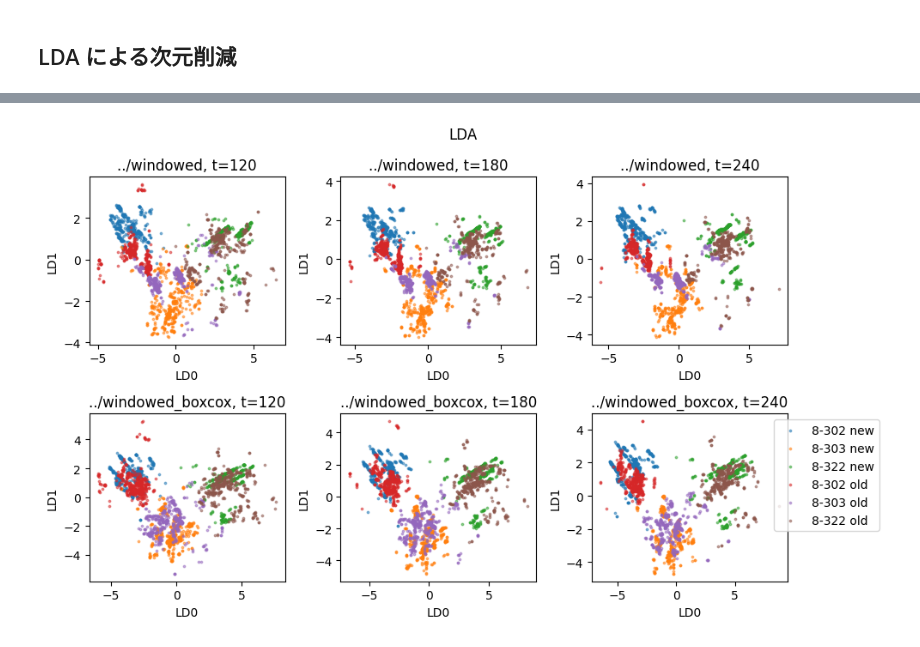
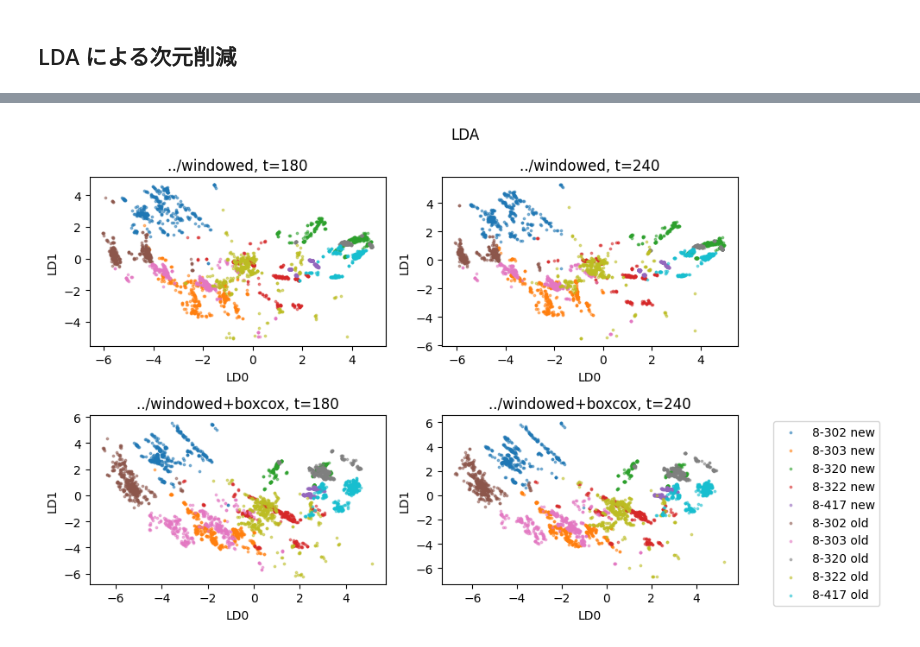
Before and after one commit to Ryos-K/aquatan-ble-classifier, a Jupyter notebook: v1/analysis/dimensinality_reduction.ipynb, the cells around one changed output, grey strips where cells are left out. Drawn from its saved outputs; the diff is of its cells as text; code cells hidden in the pictures.

```diff
--- a/v1/analysis/dimensinality_reduction.ipynb
+++ b/v1/analysis/dimensinality_reduction.ipynb
@@ -8,8 +8,15 @@ import pandas as pd
 import matplotlib.pyplot as plt
 # %%
 # 対象データの設定
-DIRECTORIES = ["../windowed", "../windowed_boxcox"]
-TIME_WINDOWS = [120, 180, 240]
-N_SAMPLES = 80
+DIRECTORIES = ["../windowed", "../windowed+boxcox"]
+TIME_WINDOWS = [180, 240]
+N_SAMPLES = 75
 BLE_IDS_NEW = [15070, 15158, 15159, 15160, 15161]
 BLE_IDS_OLD = [15153, 15155, 15162, 15163, 15164]
+# %%
+# 対象データのデータ数の確認
+for directory in DIRECTORIES:
+    for time_window in TIME_WINDOWS:
+        df = pd.read_csv(f"{directory}/t={time_window}.csv")
+        cnt = df.groupby(["label", "ble_id"]).size().min()
+        print(f"{directory}/t={time_window}.csv", cnt)
@@ -29,7 +41,7 @@ for i, directory in enumerate(DIRECTORIES):
         df = df.groupby(["label", "ble_id"]).sample(n=N_SAMPLES, random_state=0)
 
         pca = skd.PCA(n_components=2)
-        pca.fit(df.drop("label", axis=1))
+        pca.fit(df.drop(["label", "ble_id"], axis=1))
 
         dfs = {
             "new": df[df["ble_id"].isin(BLE_IDS_NEW)],
@@ -39,8 +51,8 @@ for i, directory in enumerate(DIRECTORIES):
         for ble_id_type, typed_df in dfs.items():
             for label, df in typed_df.groupby("label"):
                 ax[i][j].scatter(
-                    pca.transform(df.drop("label", axis=1))[:, 0],
-                    pca.transform(df.drop("label", axis=1))[:, 1],
+                    pca.transform(df.drop(["label", "ble_id"], axis=1))[:, 0],
+                    pca.transform(df.drop(["label", "ble_id"], axis=1))[:, 1],
                     label=f"{label} {ble_id_type}",
                     alpha=0.5,
                     s=3
@@ -74,50 +84,54 @@ display(df_explained_variance_ratio.T)
 # %% [markdown]
 ## LDA による次元削減
 # %%
+N_COMPONENTS_LIST = [2, 3, 4]
 # プロットの初期化
 fig, ax = plt.subplots(len(DIRECTORIES), len(TIME_WINDOWS), figsize=(10, 6))
 fig.suptitle("LDA")
 
 # 寄与率表の初期化
-df_explained_variance_ratio = pd.DataFrame()
+df_explained_variance_ratio_dict = {n_components : pd.DataFrame() for n_components in N_COMPONENTS_LIST}
 
-for i, directory in enumerate(DIRECTORIES):
-    for j, time_window in enumerate(TIME_WINDOWS):
-        df = pd.read_csv(f"{directory}/t={time_window}.csv")
-        df = df.groupby(["label", "ble_id"]).sample(n=N_SAMPLES, random_state=0)
+for n_components in N_COMPONENTS_LIST:
+    for i, directory in enumerate(DIRECTORIES):
+        for j, time_window in enumerate(TIME_WINDOWS):
+            df = pd.read_csv(f"{directory}/t={time_window}.csv")
+            df = df.groupby(["label", "ble_id"]).sample(n=N_SAMPLES, random_state=0)
 
-        lda = skda.LinearDiscriminantAnalysis(n_components=2)
-        lda.fit(df.drop("label", axis=1), df["label"])
+            lda = skda.LinearDiscriminantAnalysis(n_components=n_components)
+            lda.fit(df.drop(["label", "ble_id"], axis=1), df["label"])
 
-        dfs = {
-            "new": df[df["ble_id"].isin(BLE_IDS_NEW)],
-            "old": df[df["ble_id"].isin(BLE_IDS_OLD)],
-        }
+            # 寄与率の保存
+            record = {
+                f"LD{i}" : lda.explained_variance_ratio_[i] for i in range(n_components)
+            }
+            record["Sum"] = lda.explained_variance_ratio_.sum()
+            df_explained_variance_ratio_dict[n_components][f"{directory} t={time_window}"] = record
 
-        for ble_id_type, typed_df in dfs.items():
-            for label, df in typed_df.groupby("label"):
-                ax[i][j].scatter(
-                    lda.transform(df.drop("label", axis=1))[:, 0],
-                    lda.transform(df.drop("label", axis=1))[:, 1],
-                    label=f"{label} {ble_id_type}",
-                    alpha=0.5,
-                    s=3
-                )
-
-        ax[i][j].set_title(f"{directory}, t={time_window}")
-        ax[i][j].set_xlabel("LD0")
-        ax[i][j].set_ylabel("LD1")
-
-        # 寄与率の保存
-        df_explained_variance_ratio[f"{directory}, t={time_window}"] = {
-            "LD0": lda.explained_variance_ratio_[0],
-            "LD1": lda.explained_variance_ratio_[1],
-            "Sum": lda.explained_variance_ratio_.sum(),
-        }
+            dfs = {
+                "new": df[df["ble_id"].isin(BLE_IDS_NEW)],
+                "old": df[df["ble_id"].isin(BLE_IDS_OLD)],
+            }
+            # n_componentsが2の場合のみプロット
+            if n_components == 2:
+                for ble_id_type, typed_df in dfs.items():
+                    for label, df in typed_df.groupby("label"):
+                        ax[i][j].scatter(
+                            lda.transform(df.drop(["label", "ble_id"], axis=1))[:, 0],
+                            lda.transform(df.drop(["label", "ble_id"], axis=1))[:, 1],
+                            label=f"{label} {ble_id_type}",
+                            alpha=0.5,
+                            s=3
+                        )
+                ax[i][j].set_title(f"{directory}, t={time_window}")
+                ax[i][j].set_xlabel("LD0")
+                ax[i][j].set_ylabel("LD1")
 
 ax[-1][-1].legend(loc="upper right", bbox_to_anchor=(1.5, 1.0))
 plt.tight_layout()
 plt.show()
 
-display(df_explained_variance_ratio.T)
+for n_components, df_explained_variance_ratio in df_explained_variance_ratio_dict.items():
+    print(f"n_components={n_components}")
+    display(df_explained_variance_ratio.T)
 # %% [output]
@@ -124 +155 @@ display(df_explained_variance_ratio.T)
-[figure, old version]
+[figure, new version]
```
Also changed, not shown: parts of 3 cells of this notebook, 37 other files.
